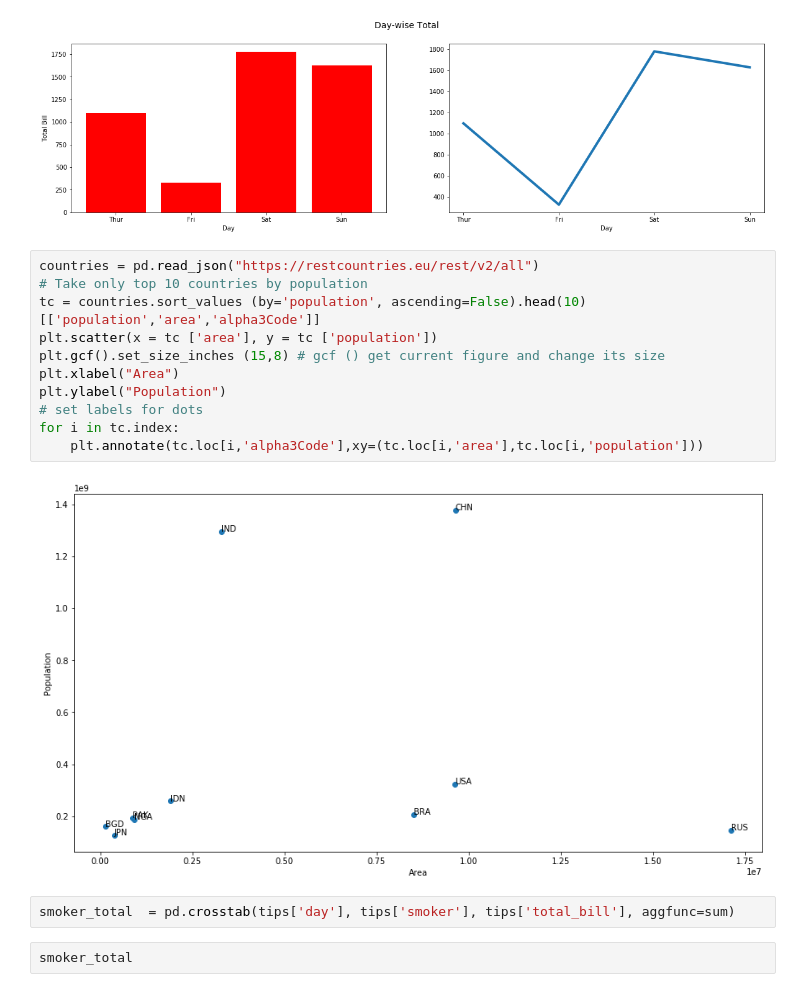
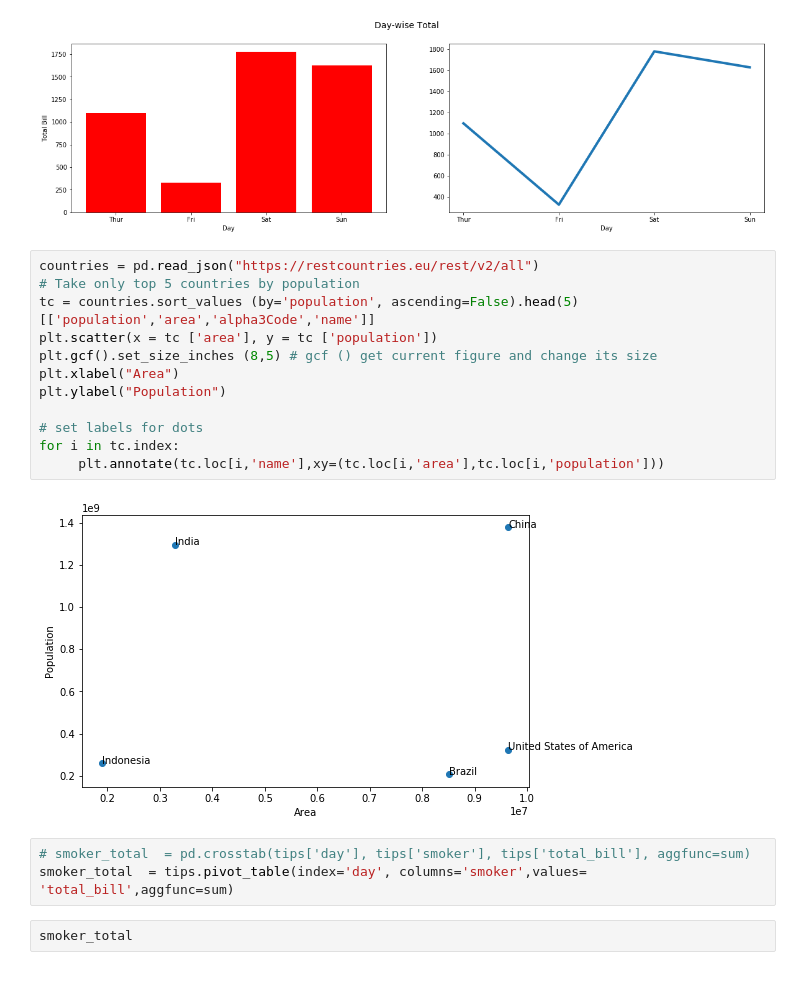
Before and after one commit to SaiPrathek/DS_01_MAY_2020, a Jupyter notebook: plots/matplotlibdemo.ipynb, the cells around one changed output. Drawn from its saved outputs; the diff is of its cells as text.

```diff
--- a/plots/matplotlibdemo.ipynb
+++ b/plots/matplotlibdemo.ipynb
@@ -124,19 +124,21 @@ fig.savefig("day_total.jpg")
 [figure]
 # %%
 countries = pd.read_json("https://restcountries.eu/rest/v2/all")
-# Take only top 10 countries by population
-tc = countries.sort_values (by='population', ascending=False).head(10)[['population','area','alpha3Code']]
+# Take only top 5 countries by population
+tc = countries.sort_values (by='population', ascending=False).head(5)[['population','area','alpha3Code','name']]
 plt.scatter(x = tc ['area'], y = tc ['population'])
-plt.gcf().set_size_inches (15,8) # gcf () get current figure and change its size
+plt.gcf().set_size_inches (8,5) # gcf () get current figure and change its size
 plt.xlabel("Area")
 plt.ylabel("Population")
+
 # set labels for dots
 for i in tc.index:
-    plt.annotate(tc.loc[i,'alpha3Code'],xy=(tc.loc[i,'area'],tc.loc[i,'population']))
+     plt.annotate(tc.loc[i,'name'],xy=(tc.loc[i,'area'],tc.loc[i,'population']))
 # %% [output]
-[figure, old version]
+[figure, new version]
 # %%
-smoker_total  = pd.crosstab(tips['day'], tips['smoker'], tips['total_bill'], aggfunc=sum)
+# smoker_total  = pd.crosstab(tips['day'], tips['smoker'], tips['total_bill'], aggfunc=sum)
+smoker_total  = tips.pivot_table(index='day', columns='smoker',values= 'total_bill',aggfunc=sum)
 # %%
 smoker_total
 # %% [output]
```
Also changed, not shown: parts of 18 cells of this notebook.
